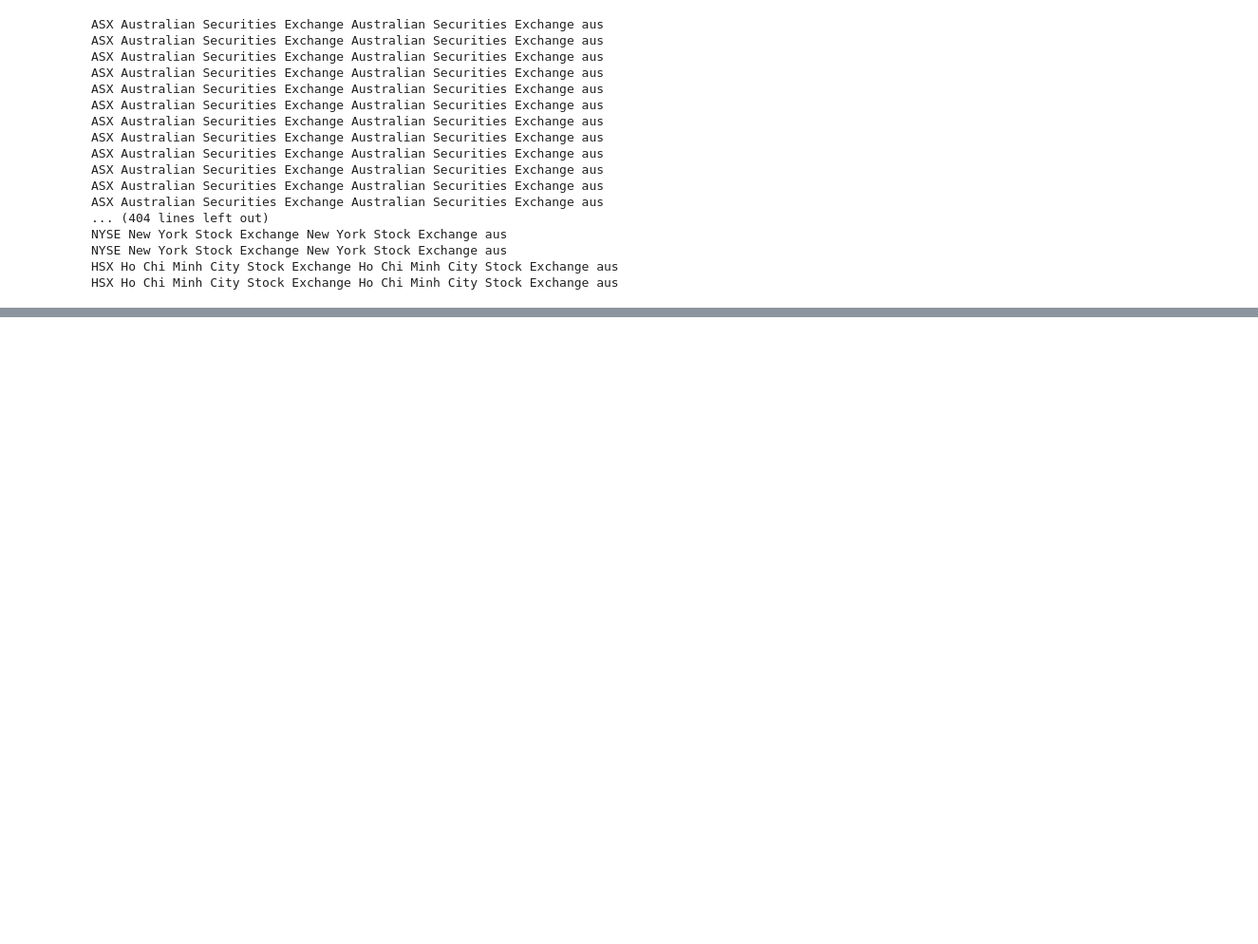
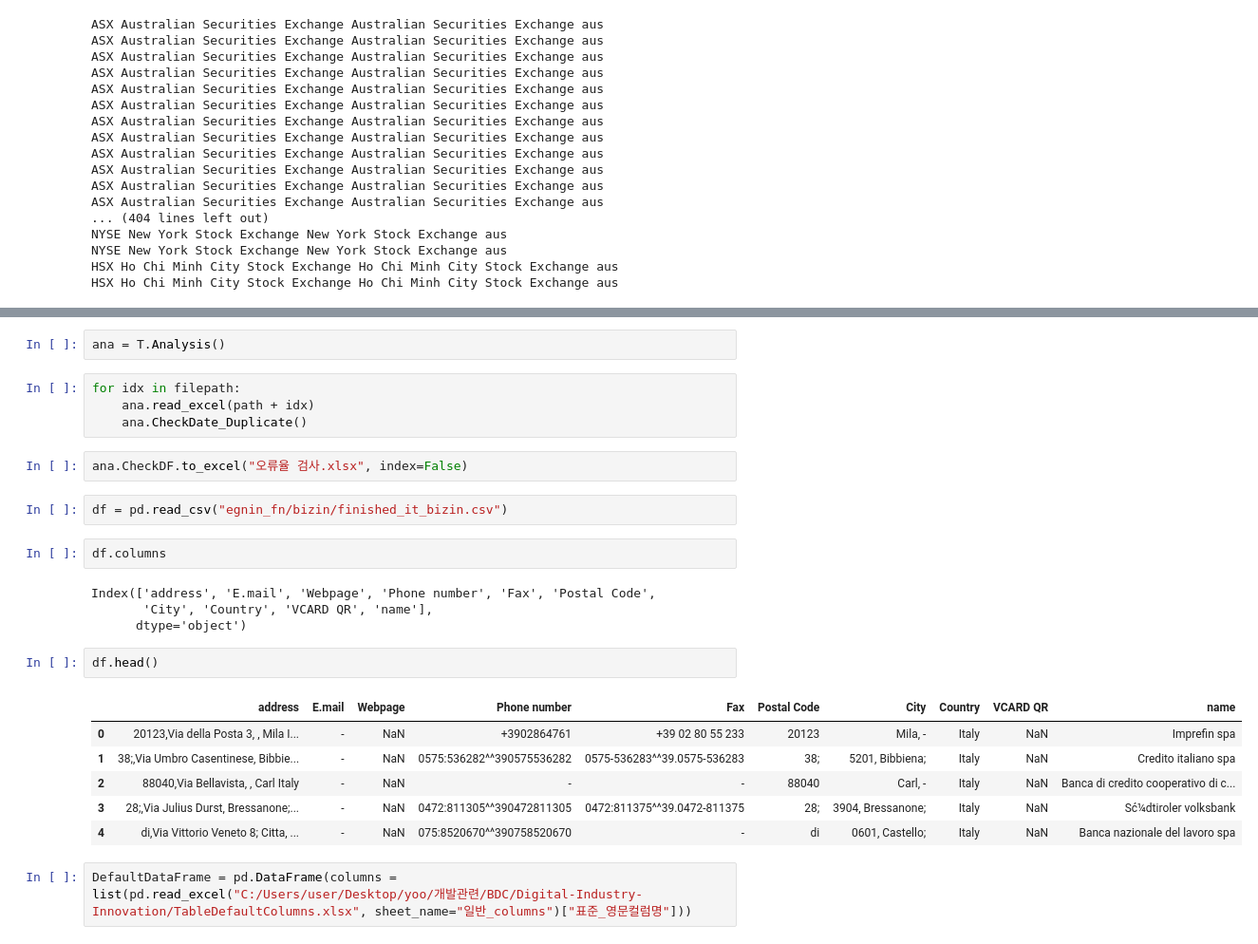
Before and after one commit to cmblir/Digital-Industry-Innovation, a Jupyter notebook: DataQuality/Example_code/T.ipynb, the cells around one changed output, grey strips where cells are left out. Shown at 95% size. Saved outputs shown, nothing was run; the diff lists cells and outputs as text; blank space fills up the shorter version.

```diff
--- a/DataQuality/Example_code/T.ipynb
+++ b/DataQuality/Example_code/T.ipynb
@@ -194,0 +220,27 @@ HSX Ho Chi Minh City Stock Exchange Ho Chi Minh City Stock Exchange aus
+# %%
+ana = T.Analysis()
+# %%
+for idx in filepath:
+    ana.read_excel(path + idx)
+    ana.CheckDate_Duplicate()
+# %%
+ana.CheckDF.to_excel("오류율 검사.xlsx", index=False)
+# %%
+df = pd.read_csv("egnin_fn/bizin/finished_it_bizin.csv")
+# %%
+df.columns
+# %% [output]
+Index(['address', 'E.mail', 'Webpage', 'Phone number', 'Fax', 'Postal Code',
+       'City', 'Country', 'VCARD QR', 'name'],
+      dtype='object')
+# %%
+df.head()
+# %% [output]
+|  | address | E.mail | Webpage | Phone number | Fax | Postal Code | City | Country | VCARD QR | name |
+| 0 | 20123,Via della Posta 3, , Mila I... | - | NaN | +3902864761 | +39 02 80 55 233 | 20123 | Mila, - | Italy | NaN | Imprefin spa |
+| 1 | 38;,Via Umbro Casentinese, Bibbie... | - | NaN | 0575:536282^^390575536282 | 0575-536283^^39.0575-536283 | 38; | 5201, Bibbiena; | Italy | NaN | Credito italiano spa |
+| 2 | 88040,Via Bellavista, , Carl Italy | - | NaN | - | - | 88040 | Carl, - | Italy | NaN | Banca di credito cooperativo di c... |
+| 3 | 28;,Via Julius Durst, Bressanone;... | - | NaN | 0472:811305^^390472811305 | 0472:811375^^39.0472-811375 | 28; | 3904, Bressanone; | Italy | NaN | Sć¼dtiroler volksbank |
+| 4 | di,Via Vittorio Veneto 8; Citta, ... | - | NaN | 075:8520670^^390758520670 | - | di | 0601, Castello; | Italy | NaN | Banca nazionale del lavoro spa |
+# %%
+DefaultDataFrame = pd.DataFrame(columns = list(pd.read_excel("C:/Users/user/Desktop/yoo/개발관련/BDC/Digital-Industry-Innovation/TableDefaultColumns.xlsx", sheet_name="일반_columns")["표준_영문컬럼명"]))
```
Also changed, not shown: parts of 14 cells of this notebook, 15 other files.
